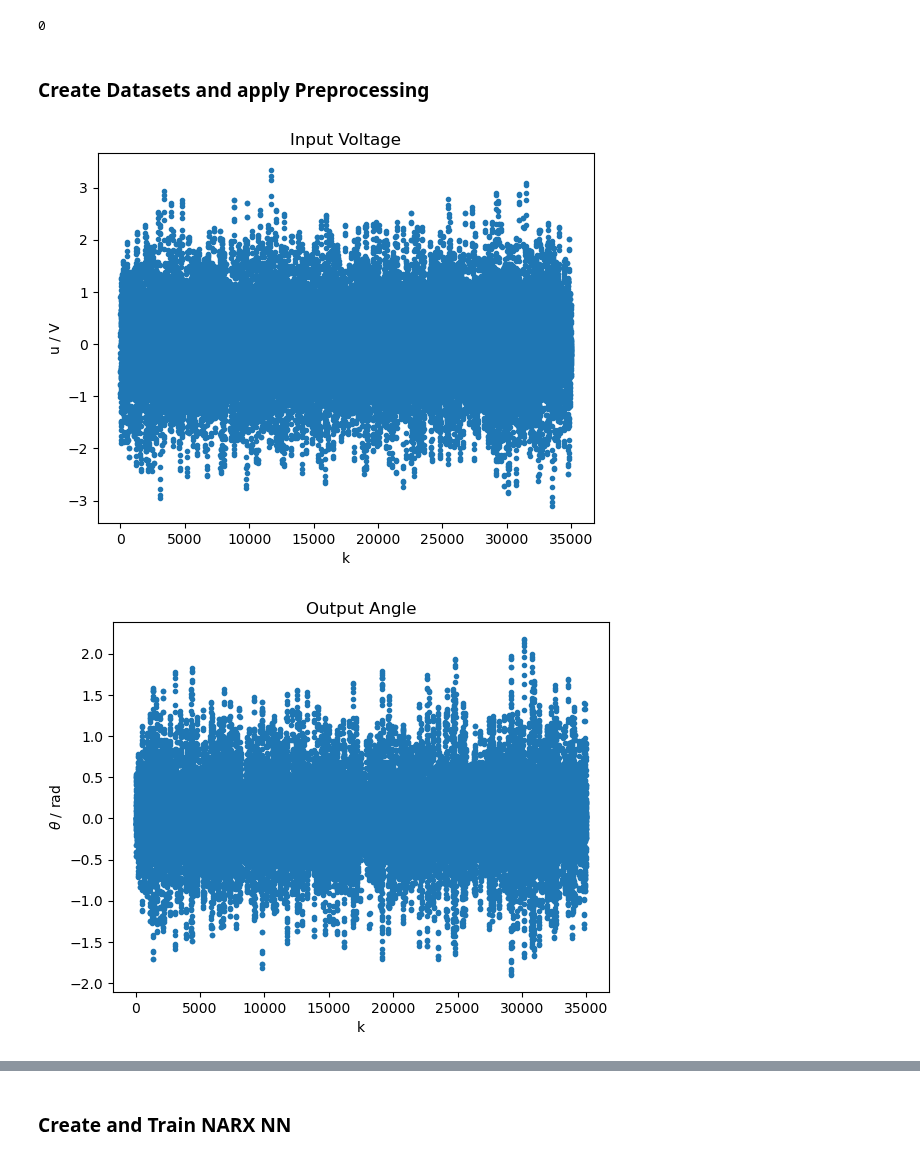
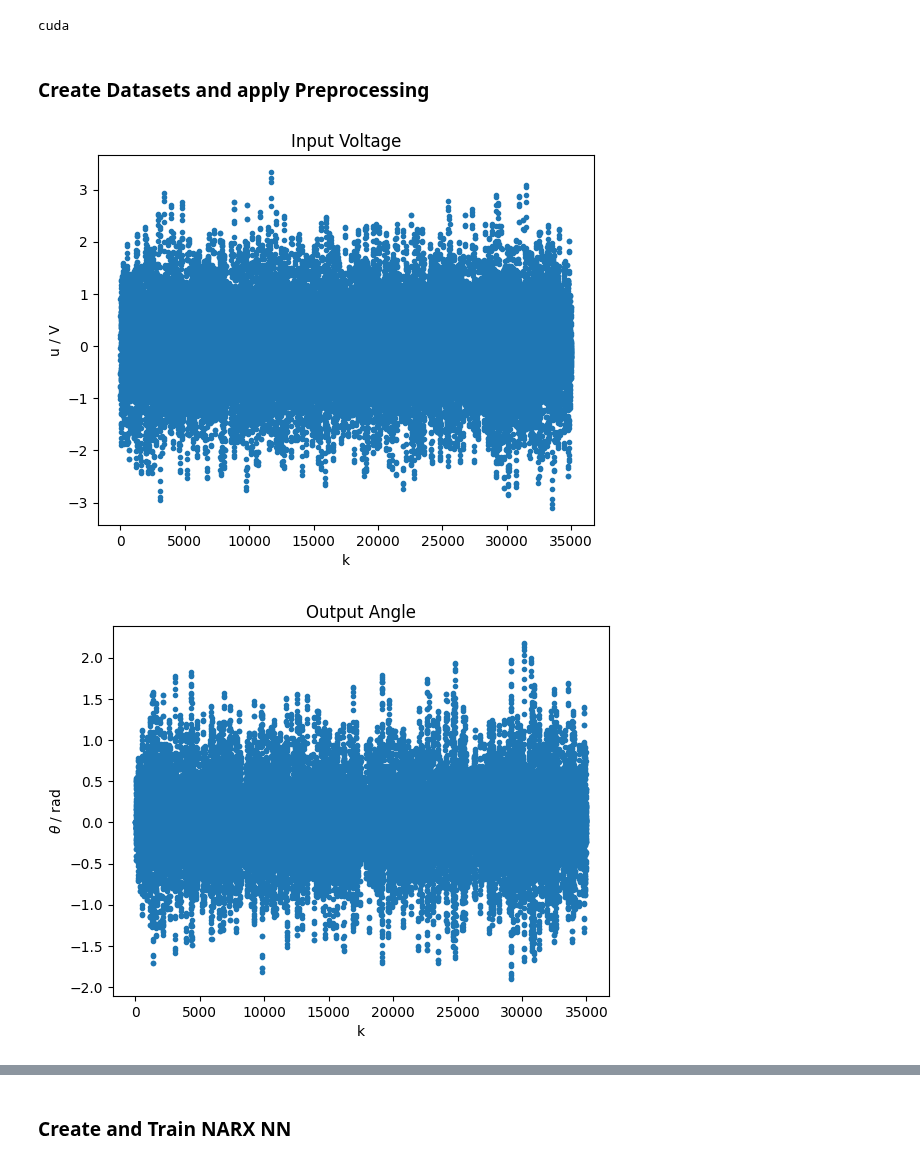
Before and after one commit to osilian/ml4sc-project, a Jupyter notebook: disc-benchmark-files/identification_NARX.ipynb, the cells around one changed output, grey strips where cells are left out. Drawn from its saved outputs; the diff is of its cells as text; code cells hidden in the pictures.

```diff
--- a/disc-benchmark-files/identification_NARX.ipynb
+++ b/disc-benchmark-files/identification_NARX.ipynb
@@ -8,12 +8,12 @@ from matplotlib import pyplot as plt
 plt.rcParams['text.usetex'] = False
 import numpy as np
 
-print(torch.accelerator.device_count())
+#print(torch.accelerator.device_count())
 device = torch.device("cuda" if torch.cuda.is_available() else "cpu")
-
+print(device)
 #!nvidia-smi
 # %% [output]
-0
+cuda
 # %% [markdown]
 ### Create Datasets and apply Preprocessing
 # %%
@@ -42,33 +42,33 @@ plt.xlabel('U')
 plt.ylabel(r'$\theta$ / rad')
 plt.show()
 
 
 def create_IO_data(u,y,na,nb):
     X = []
     Y = []
     for k in range(max(na,nb), len(y)):
         X.append(np.concatenate([u[k-nb:k],y[k-na:k]]))
         Y.append(y[k])
     return np.array(X), np.array(Y)
 '''
 # Apply Preprocessing - normalization
 u_mean = np.mean(u_train)
 th_mean = np.mean(th_train)
 u_std  = np.std(u_train)
 th_std = np.std(th_mean)
 u_train = (u_train-u_mean)/u_std
 th_train = (th_train - th_mean)/th_std
 '''
 def create_search_data(na, nb, uTrain=u_train, yTrain=th_train, testSize=0.2):
     # Create Time-Series Datasets
     Xdata, Ydata = create_IO_data(uTrain, yTrain, na, nb)
 
     # split into training in validation data
     from sklearn import model_selection
-    Xtrain, Xval, Ytrain, Yval = model_selection.train_test_split(Xdata, Ydata, shuffle=True, test_size=testSize,random_state=42)
+    Xtrain, Xval, Ytrain, Yval = model_selection.train_test_split(Xdata, Ydata, shuffle=False, test_size=testSize,random_state=42)
 
     Xtrain, Xval, Ytrain, Yval = [torch.as_tensor(x,dtype=torch.float32,device=device) for x in [Xtrain, Xval, Ytrain, Yval]] #convert it to torch arrays
     return Xtrain, Xval, Ytrain, Yval
 # %% [output]
-[figure, old version]
+[figure, new version]
-[figure, old version]
+[figure, new version]
```
Also changed, not shown: parts of 6 cells of this notebook.
